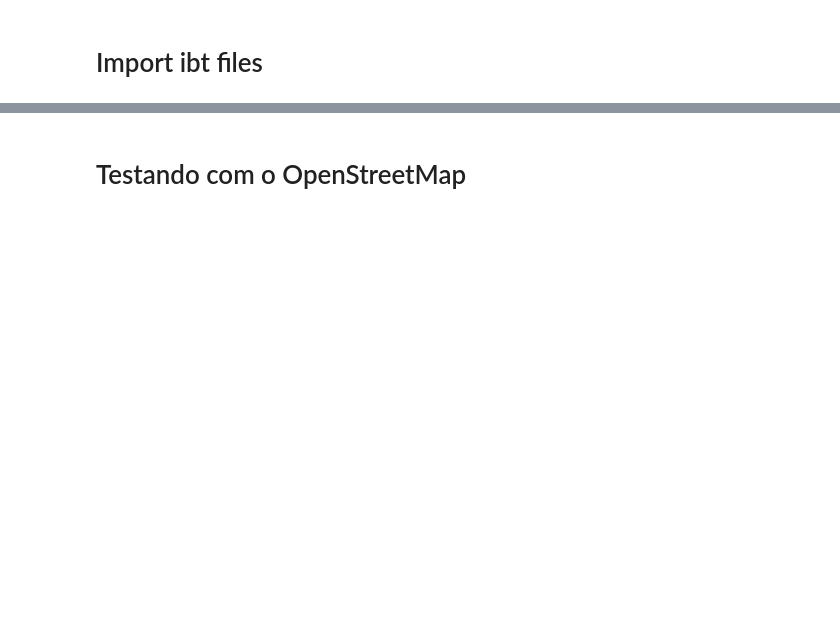
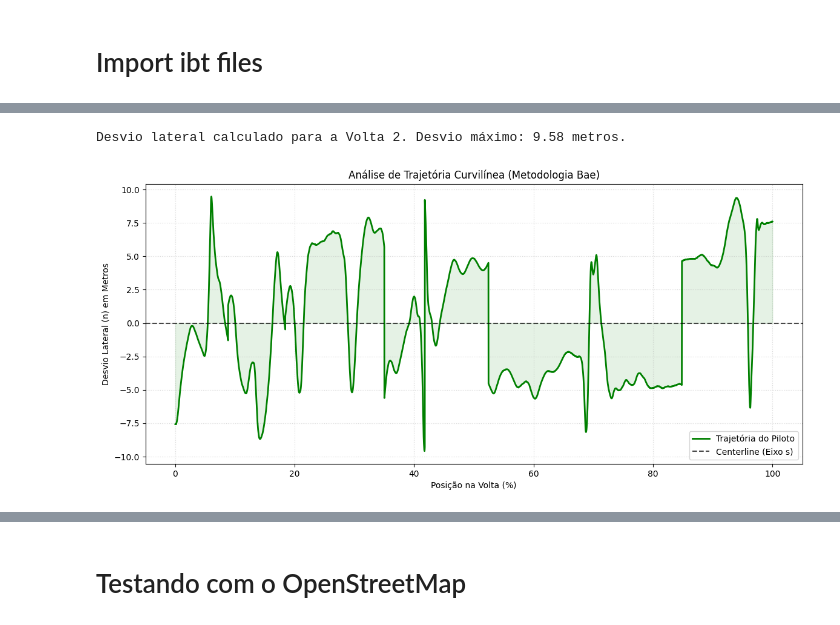
Before and after one commit to conect2ai/Racing4all, a Jupyter notebook: Iracing/Notebooks/track_map_analysis.ipynb, the cells around one changed output, grey strips where cells are left out. Drawn from its saved outputs; the diff is of its cells as text; code cells hidden in the pictures; blank space fills up the shorter version.

```diff
--- a/Iracing/Notebooks/track_map_analysis.ipynb
+++ b/Iracing/Notebooks/track_map_analysis.ipynb
@@ -122,0 +215,54 @@ plot_lap_comparison(df_coords, lap_a=1, lap_b=3)
+# %%
+def calculate_n_meters(df_fast, df_centerline):
+    # 1. Interpolar a Centerline permitindo pequena extrapolação
+    # Isso evita o erro se o LapDistPct for levemente menor que 0 ou maior que 1
+    interp_lat = interp1d(df_centerline['LapDistPct'], df_centerline['Lat'],
+                          kind='linear', bounds_error=False, fill_value="extrapolate")
+    interp_lon = interp1d(df_centerline['LapDistPct'], df_centerline['Lon'],
+                          kind='linear', bounds_error=False, fill_value="extrapolate")
+
+    # Referencial da linha central no espaço do piloto
+    lat_c = interp_lat(df_fast['LapDistPct'])
+    lon_c = interp_lon(df_fast['LapDistPct'])
+
+    # 2. Calcular as diferenças em graus
+    d_lat = df_fast['Lat'] - lat_c
+    d_lon = df_fast['Lon'] - lon_c
+
+    # 3. Converter para metros (Fatores de Charlotte Motor Speedway)
+    d_lat_m = d_lat * 110940
+    d_lon_m = d_lon * 90795
+
+    # 4. Calcular a magnitude do desvio lateral (n) em metros
+    # O sinal indica se o piloto está à esquerda ou direita da centerline
+    n = np.sqrt(d_lat_m**2 + d_lon_m**2) * np.sign(d_lon)
+
+    return n
+
+# --- Execução Corrigida para a Volta 2 ---
+df_volta_2 = df_coords[df_coords['Lap'] == 2].copy()
+n_meters = calculate_n_meters(df_volta_2, df_centerline)
+
+print(f"Desvio lateral calculado para a Volta 2. Desvio máximo: {np.max(np.abs(n_meters)):.2f} metros.")
+# %% [output]
+Desvio lateral calculado para a Volta 2. Desvio máximo: 9.58 metros.
+# %%
+plt.figure(figsize=(14, 6))
+
+# Plotar o desvio lateral
+plt.plot(df_volta_5['LapDistPct'] * 100, n_meters, color='green', linewidth=2, label='Trajetória do Piloto')
+
+# Linha Central (Referência Zero)
+plt.axhline(0, color='black', linestyle='--', alpha=0.7, label='Centerline (Eixo s)')
+
+# Estética do gráfico
+plt.fill_between(df_volta_5['LapDistPct'] * 100, n_meters, color='green', alpha=0.1)
+plt.xlabel('Posição na Volta (%)')
+plt.ylabel('Desvio Lateral (n) em Metros')
+plt.title('Análise de Trajetória Curvilínea (Metodologia Bae)')
+plt.grid(True, which='both', linestyle=':', alpha=0.5)
+plt.legend()
+
+plt.show()
+# %% [output]
+[figure, added]
```
Also changed, not shown: parts of 17 cells of this notebook, 6 other files.
